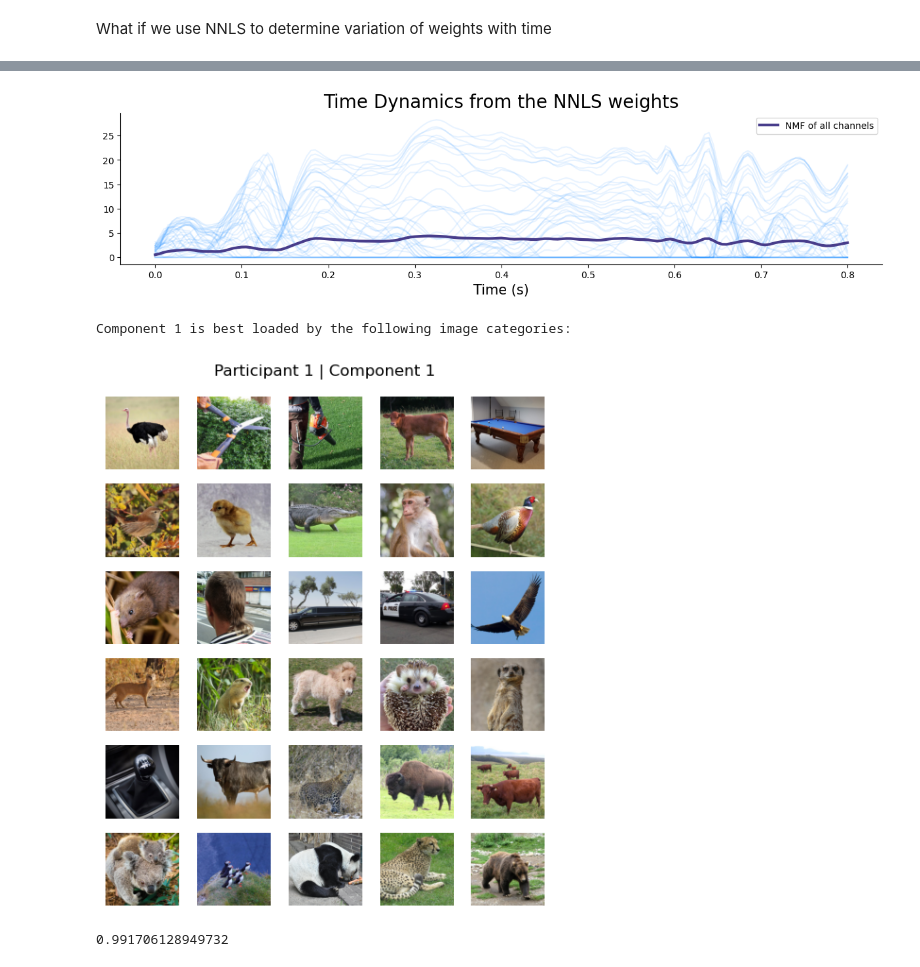
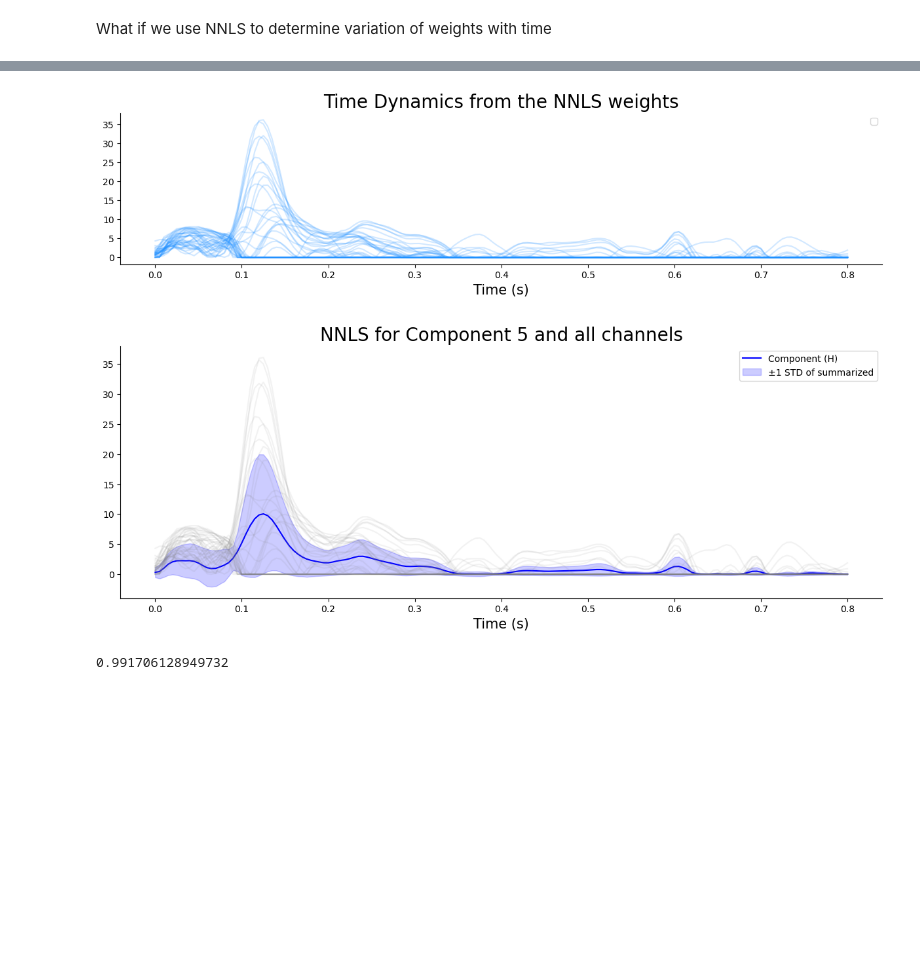
Before and after one commit to AtharvSuryawanshi/Neural-Representations-using-Things-Database, a Jupyter notebook: notebooks/NMF_meg9.ipynb, the cells around one changed output, grey strips where cells are left out. Saved outputs shown, nothing was run; the diff lists cells and outputs as text; code cells hidden in the pictures; blank space fills up the shorter version.

```diff
--- a/notebooks/NMF_meg9.ipynb
+++ b/notebooks/NMF_meg9.ipynb
@@ -627,34 +656,37 @@ nnls_1 = perform_plot_nnls(idk, participant_no=1, X=idk.X_dict[1], channel_plt=1
 # %%
-component = 1
+component = 5
 
 # PCA gives bad results, non-physcal values of components
 # pca = PCA(n_components=2)
 # a = pca.fit_transform(nnls_1[component,:,:].T)
 
 nmf = NMF(n_components=1, init='random', max_iter=200, random_state= 42)
 X = nnls_1[component,:,:]
 W = nmf.fit_transform(X)
 H = nmf.components_
 # print(compute_evar_indiv(X, W, H, 0), compute_evar_indiv(X, W, H, 1))
 
 plt.figure(figsize=(15, 3))
-plt.plot(idk.time_points_new,nnls_1[component, :, :].T, alpha =0.1, color = 'dodgerblue')
-plt.plot(idk.time_points_new, H.T, lw=3, label = f'NMF of all channels', color = 'darkslateblue')
+plt.plot(idk.time_points_new,nnls_1[component, :, :].T, alpha =0.2, color = 'dodgerblue')
+# plt.plot(idk.time_points_new, H.T, lw=3, label = f'NMF of all channels', color = 'darkslateblue')
 # plt.plot(idk.time_points_new, a, lw=2, label = f'PCA Component {component}')
 # plt.plot(idk.time_points_new, nnls_1[component, :, :].T.mean(axis=1), lw=2, label = f'NNLS Mean Component {component}', color = 'black')
 # plt.title(f'NNLS for Component {component} and all channels')
 plt.title('Time Dynamics from the NNLS weights', fontsize=20)
 plt.xlabel('Time (s)', fontsize=15)
 # Clean spines
 plt.gca().spines['top'].set_visible(False)
 plt.gca().spines['right'].set_visible(False)
 plt.legend()
 plt.show()
-print_specific_component_images(idk, 1, component, images_to_show=30, rows=6)
+# print_specific_component_images(idk, 1, component, images_to_show=30, rows=6)
 # %% [output]
-[figure, old version]
+[figure, new version]
-Component 1 is best loaded by the following image categories:
-[figure, removed]
+# %%
+plot_summarized_component(nnls_1[component, :, :], 1, title = f'NNLS for Component {component} and all channels')
+# print_specific_component_images(idk, 1, component, images_to_show=30, rows=6)
+# %% [output]
+[figure, added]
 # %%
 data = idk.X_dict[1]
 data = data.reshape(NOS_CONCEPTS, idk.NOS_CHANNELS_OPT, idk.NOS_TIME_POINTS)
```
Also changed, not shown: parts of 2 cells of this notebook.
